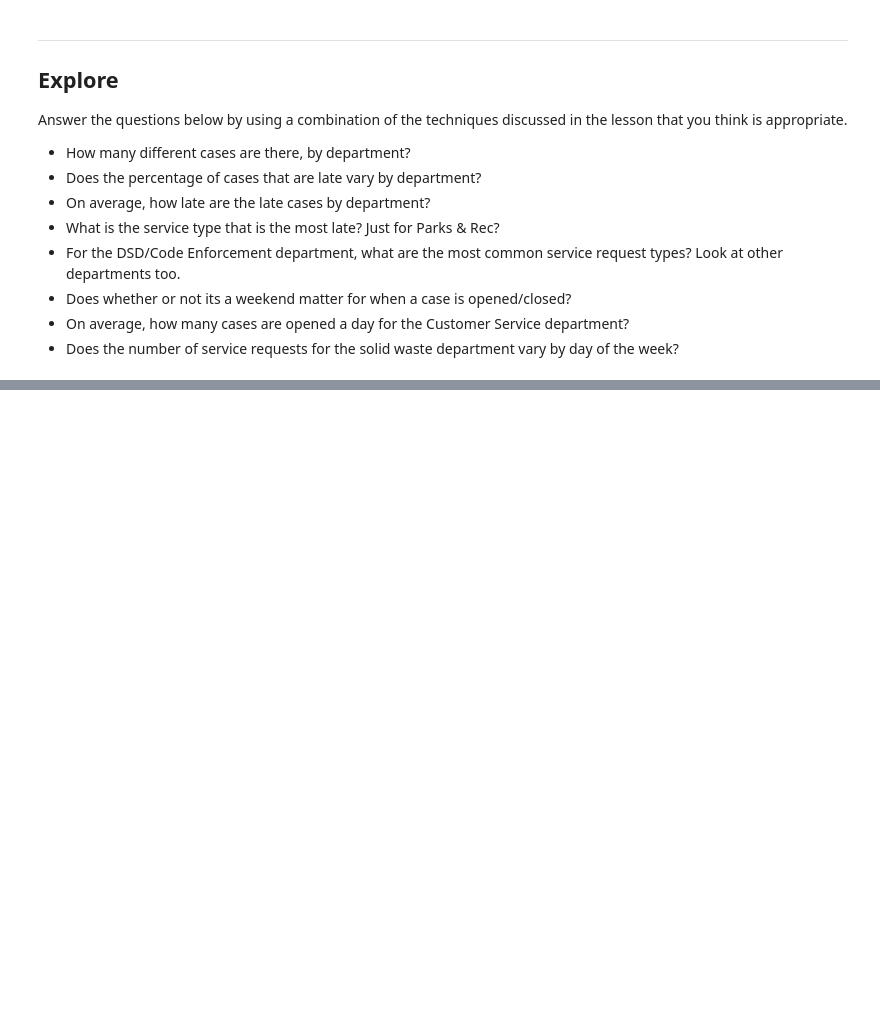
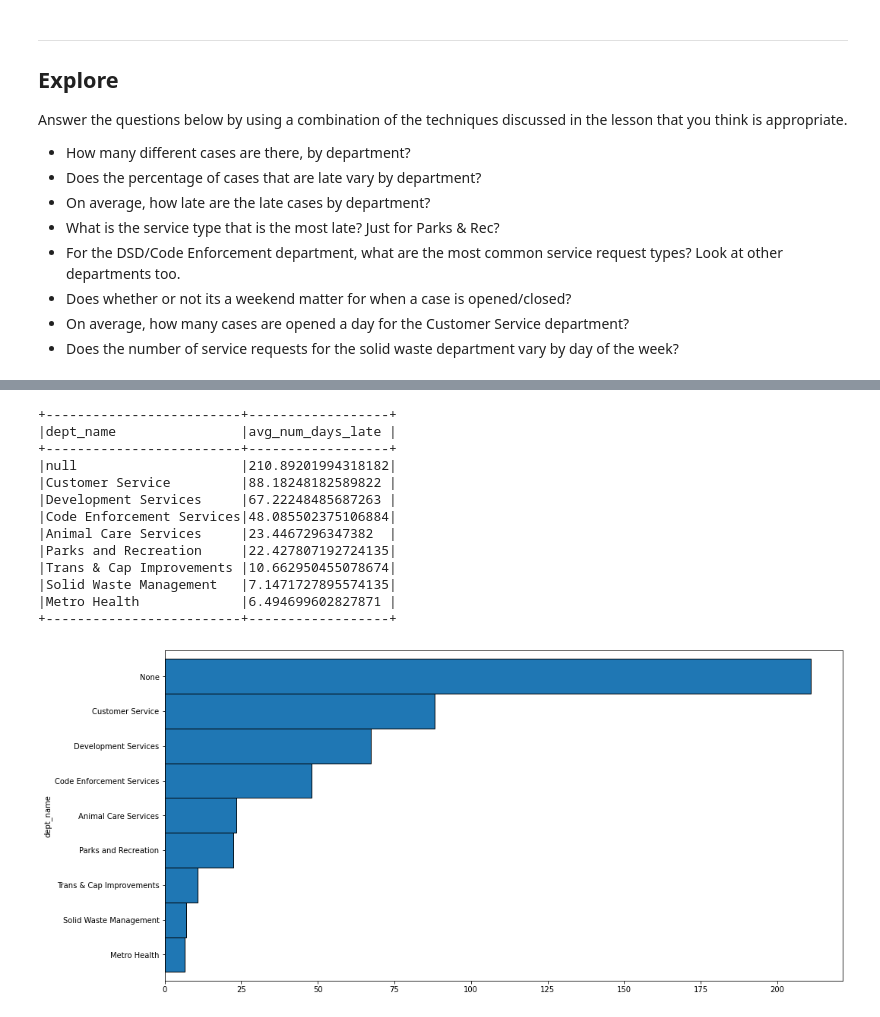
Before and after one commit to aleclhartman/distributed-ml, a Jupyter notebook: wrangle.ipynb, the cells around one changed output, grey strips where cells are left out. Saved outputs shown, nothing was run; the diff lists cells and outputs as text; code cells hidden in the pictures; blank space fills up the shorter version.

```diff
--- a/wrangle.ipynb
+++ b/wrangle.ipynb
@@ -880,0 +991,38 @@ Answer the questions below by using a combination of the techniques discussed in
+# %%
+# On average, how late are the late cases by department?
+(
+    df.where("case_late")
+    .select(col("num_days_late"), col("dept_name"))
+    .groupBy("dept_name")
+    .agg(mean("num_days_late").alias("avg_num_days_late"))
+    .orderBy("avg_num_days_late", ascending=False)
+    .show(truncate=False)
+)
+
+(
+    df.where("case_late")
+    .select(col("num_days_late"), col("dept_name"))
+    .groupBy("dept_name")
+    .agg(mean("num_days_late").alias("avg_num_days_late"))
+    .toPandas()
+    .set_index("dept_name")
+    .avg_num_days_late.sort_values(ascending=True)
+    .plot.barh(width=1, edgecolor="black", figsize=(16, 8))
+)
+
+plt.show()
+# %% [output]
++-------------------------+------------------+
+|dept_name                |avg_num_days_late |
++-------------------------+------------------+
+|null                     |210.89201994318182|
+|Customer Service         |88.18248182589822 |
+|Development Services     |67.22248485687263 |
+|Code Enforcement Services|48.085502375106884|
+|Animal Care Services     |23.4467296347382  |
+|Parks and Recreation     |22.427807192724135|
+|Trans & Cap Improvements |10.662950455078674|
+|Solid Waste Management   |7.1471727895574135|
+|Metro Health             |6.494699602827871 |
++-------------------------+------------------+
+[figure, added]
```
Also changed, not shown: parts of 10 cells of this notebook.
